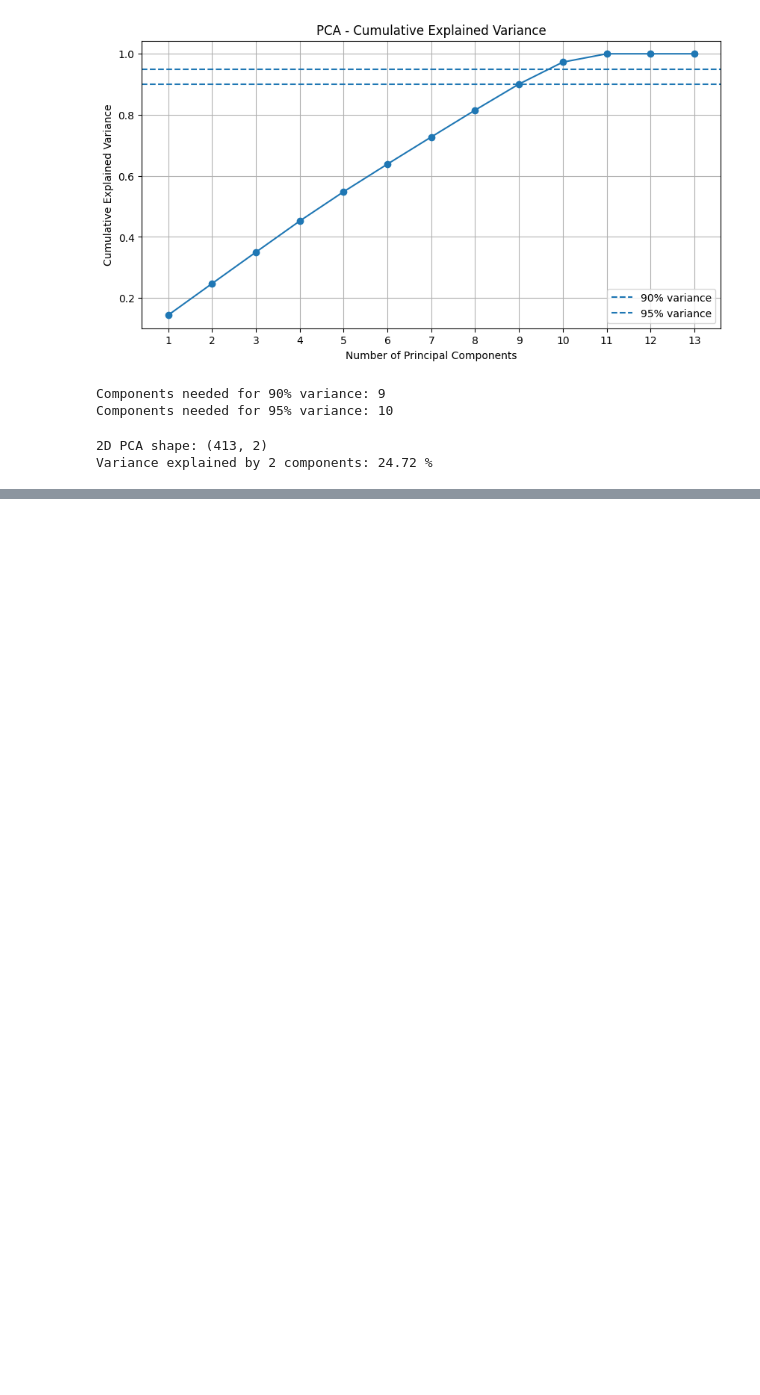
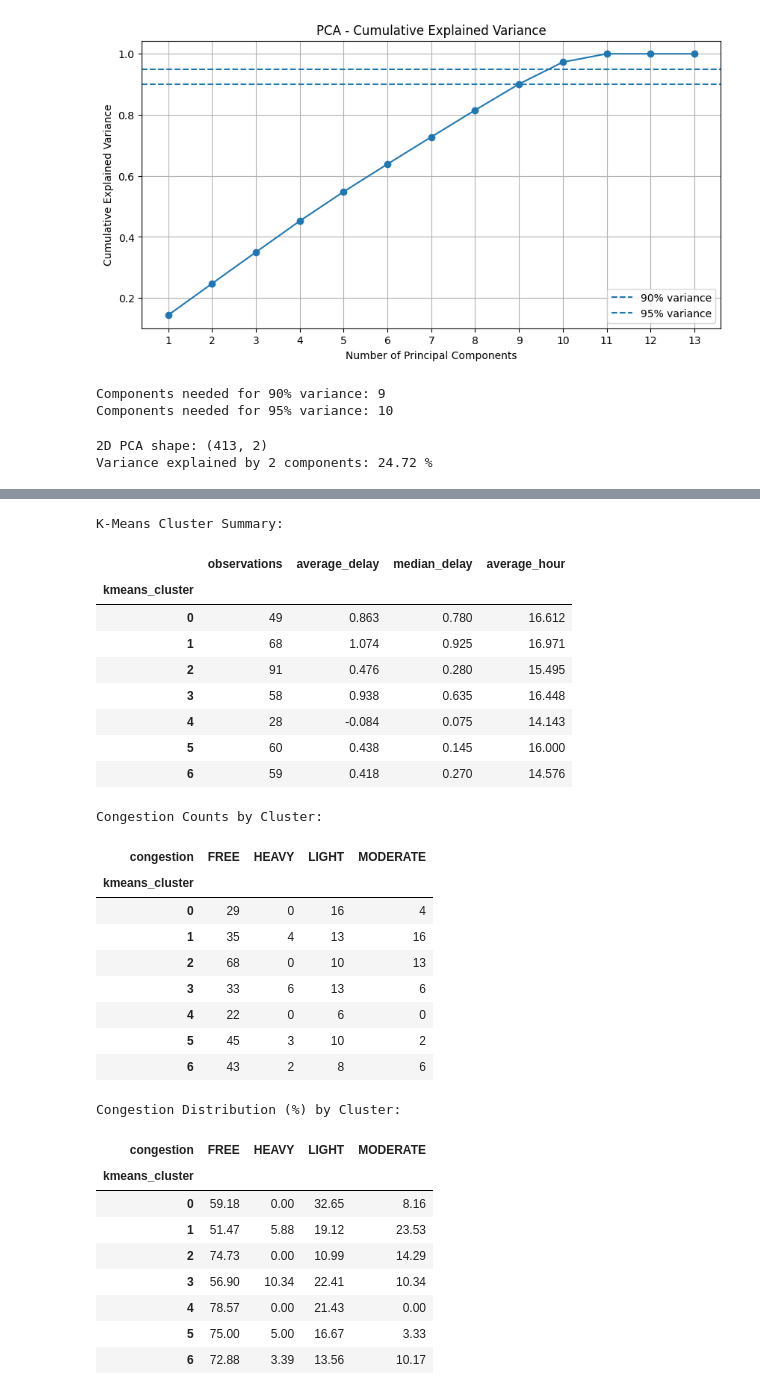
Before and after one commit to GaneshSarathi19/TrafficIntelligenceML, a Jupyter notebook: notebooks/clustering/traffic_clustering.ipynb, the cells around one changed output, grey strips where cells are left out. Cells and saved outputs as stored; diff of their text form; code cells hidden in the pictures; blank space fills up the shorter version.

```diff
--- a/notebooks/clustering/traffic_clustering.ipynb
+++ b/notebooks/clustering/traffic_clustering.ipynb
@@ -494,0 +620,63 @@ Variance explained by 2 components: 24.72 %
+# %%
+# Summarize traffic characteristics for each K-Means cluster
+cluster_summary = df_kmeans.groupby("kmeans_cluster").agg(
+    observations=("delay", "size"),
+    average_delay=("delay", "mean"),
+    median_delay=("delay", "median"),
+    average_hour=("hour", "mean")
+).round(3)
+
+print("K-Means Cluster Summary:")
+display(cluster_summary)
+
+# Count congestion categories in each cluster
+congestion_counts = pd.crosstab(
+    df_kmeans["kmeans_cluster"],
+    df_kmeans["congestion"]
+)
+
+print("Congestion Counts by Cluster:")
+display(congestion_counts)
+
+# Percentage distribution of congestion within each cluster
+congestion_percentages = (
+    pd.crosstab(
+        df_kmeans["kmeans_cluster"],
+        df_kmeans["congestion"],
+        normalize="index"
+    ) * 100
+).round(2)
+
+print("Congestion Distribution (%) by Cluster:")
+display(congestion_percentages)
+# %% [output]
+K-Means Cluster Summary:
+|  | observations | average_delay | median_delay | average_hour |
+| kmeans_cluster |  |  |  |  |
+| 0 | 49 | 0.863 | 0.780 | 16.612 |
+| 1 | 68 | 1.074 | 0.925 | 16.971 |
+| 2 | 91 | 0.476 | 0.280 | 15.495 |
+| 3 | 58 | 0.938 | 0.635 | 16.448 |
+| 4 | 28 | -0.084 | 0.075 | 14.143 |
+| 5 | 60 | 0.438 | 0.145 | 16.000 |
+| 6 | 59 | 0.418 | 0.270 | 14.576 |
+Congestion Counts by Cluster:
+| congestion | FREE | HEAVY | LIGHT | MODERATE |
+| kmeans_cluster |  |  |  |  |
+| 0 | 29 | 0 | 16 | 4 |
+| 1 | 35 | 4 | 13 | 16 |
+| 2 | 68 | 0 | 10 | 13 |
+| 3 | 33 | 6 | 13 | 6 |
+| 4 | 22 | 0 | 6 | 0 |
+| 5 | 45 | 3 | 10 | 2 |
+| 6 | 43 | 2 | 8 | 6 |
+Congestion Distribution (%) by Cluster:
+| congestion | FREE | HEAVY | LIGHT | MODERATE |
+| kmeans_cluster |  |  |  |  |
+| 0 | 59.18 | 0.00 | 32.65 | 8.16 |
+| 1 | 51.47 | 5.88 | 19.12 | 23.53 |
+| 2 | 74.73 | 0.00 | 10.99 | 14.29 |
+| 3 | 56.90 | 10.34 | 22.41 | 10.34 |
+| 4 | 78.57 | 0.00 | 21.43 | 0.00 |
+| 5 | 75.00 | 5.00 | 16.67 | 3.33 |
+| 6 | 72.88 | 3.39 | 13.56 | 10.17 |
```
Also changed, not shown: parts of 6 cells of this notebook.
